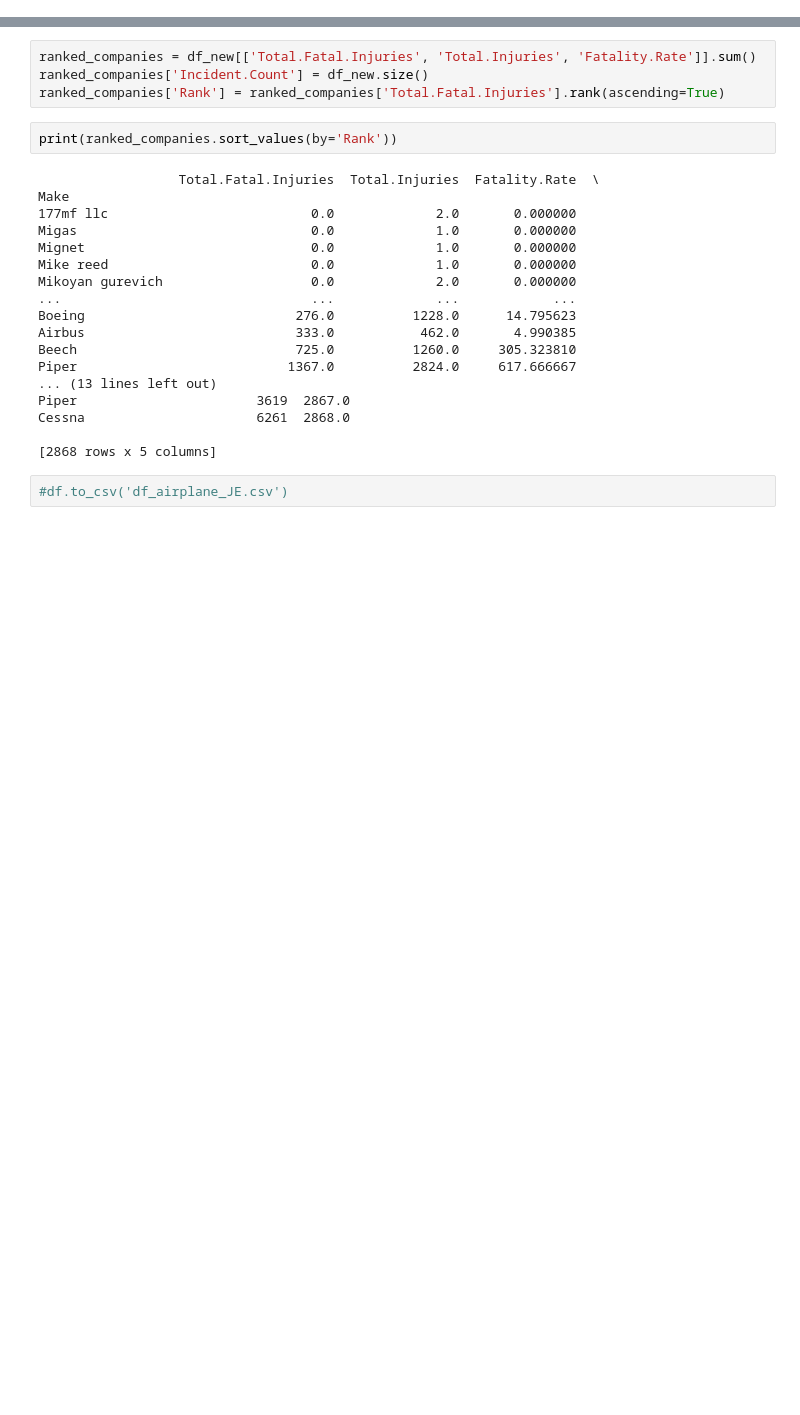
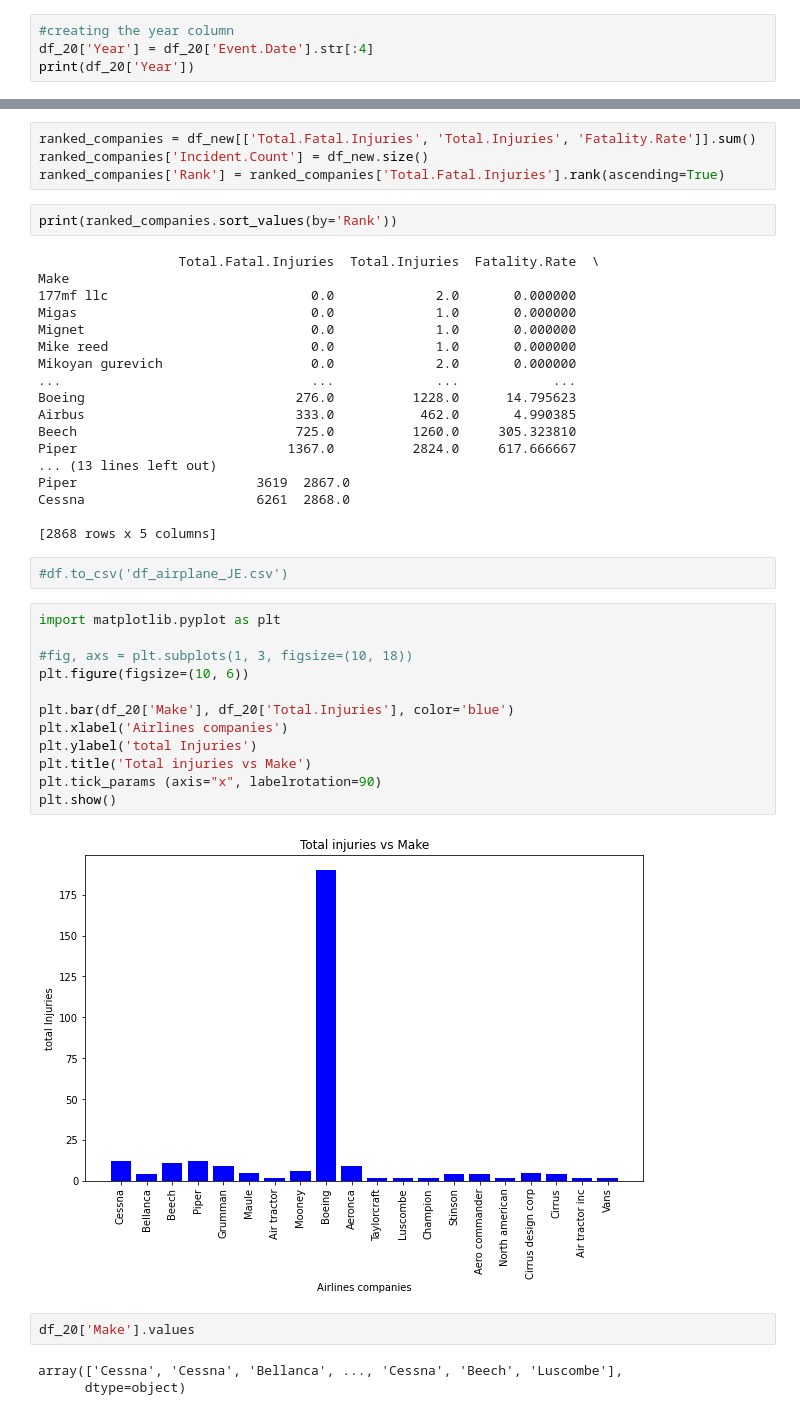
Before and after one commit to K-Pegg/Charting-New-Heights, a Jupyter notebook: Airline_Data_Project_juvenson.ipynb, the cells around one changed output, grey strips where cells are left out. Saved outputs shown, nothing was run; the diff lists cells and outputs as text; blank space fills up the shorter version.

```diff
--- a/Airline_Data_Project_juvenson.ipynb
+++ b/Airline_Data_Project_juvenson.ipynb
@@ -342,0 +343,4 @@ df_new.head()
+# %%
+#creating the year column
+df_20['Year'] = df_20['Event.Date'].str[:4]
+print(df_20['Year'])
@@ -366,3 +388,22 @@ Cessna                      6261  2868.0
 [2868 rows x 5 columns]
 # %%
 #df.to_csv('df_airplane_JE.csv')
+# %%
+import matplotlib.pyplot as plt
+
+#fig, axs = plt.subplots(1, 3, figsize=(10, 18))
+plt.figure(figsize=(10, 6))
+
+plt.bar(df_20['Make'], df_20['Total.Injuries'], color='blue')
+plt.xlabel('Airlines companies')
+plt.ylabel('total Injuries')
+plt.title('Total injuries vs Make')
+plt.tick_params (axis="x", labelrotation=90)
+plt.show()
+# %% [output]
+[figure, added]
+# %%
+df_20['Make'].values
+# %% [output]
+array(['Cessna', 'Cessna', 'Bellanca', ..., 'Cessna', 'Beech', 'Luscombe'],
+      dtype=object)
```
Also changed, not shown: parts of 17 cells of this notebook.
